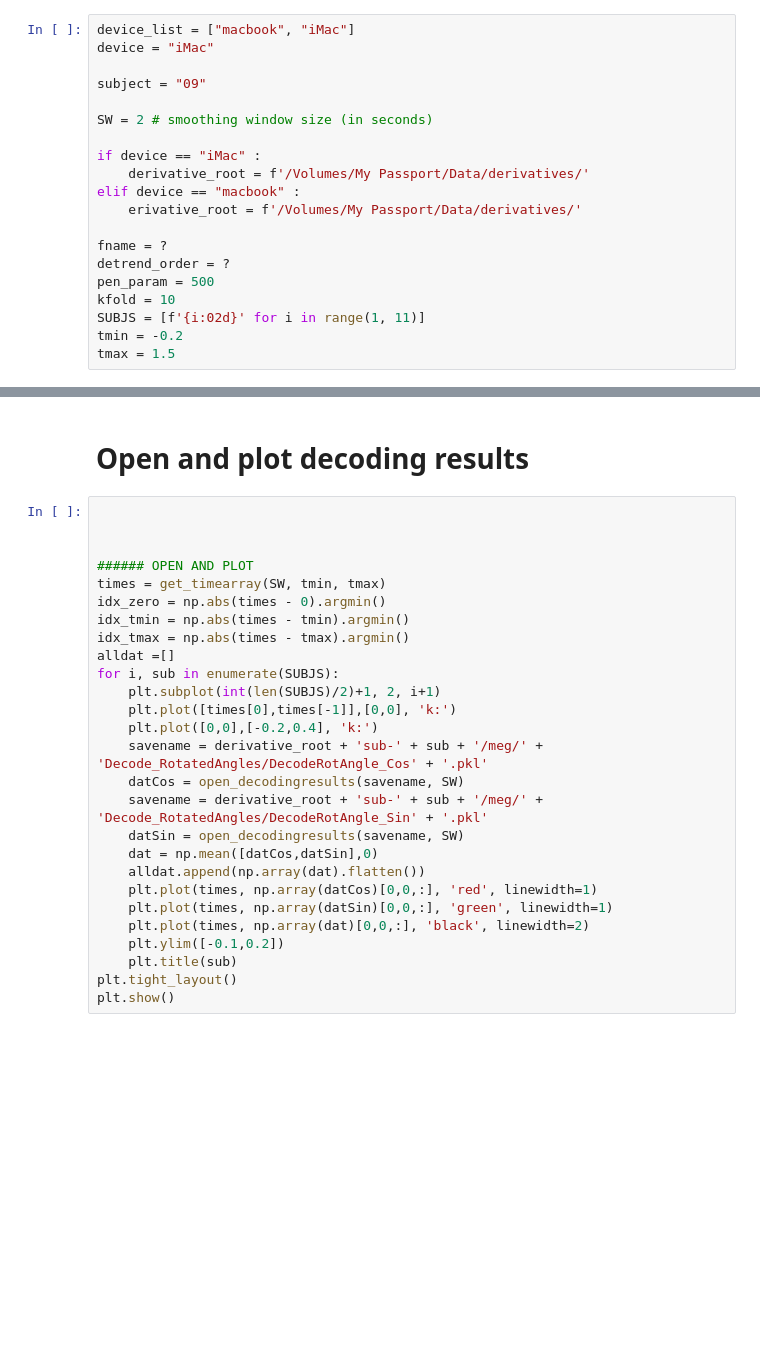
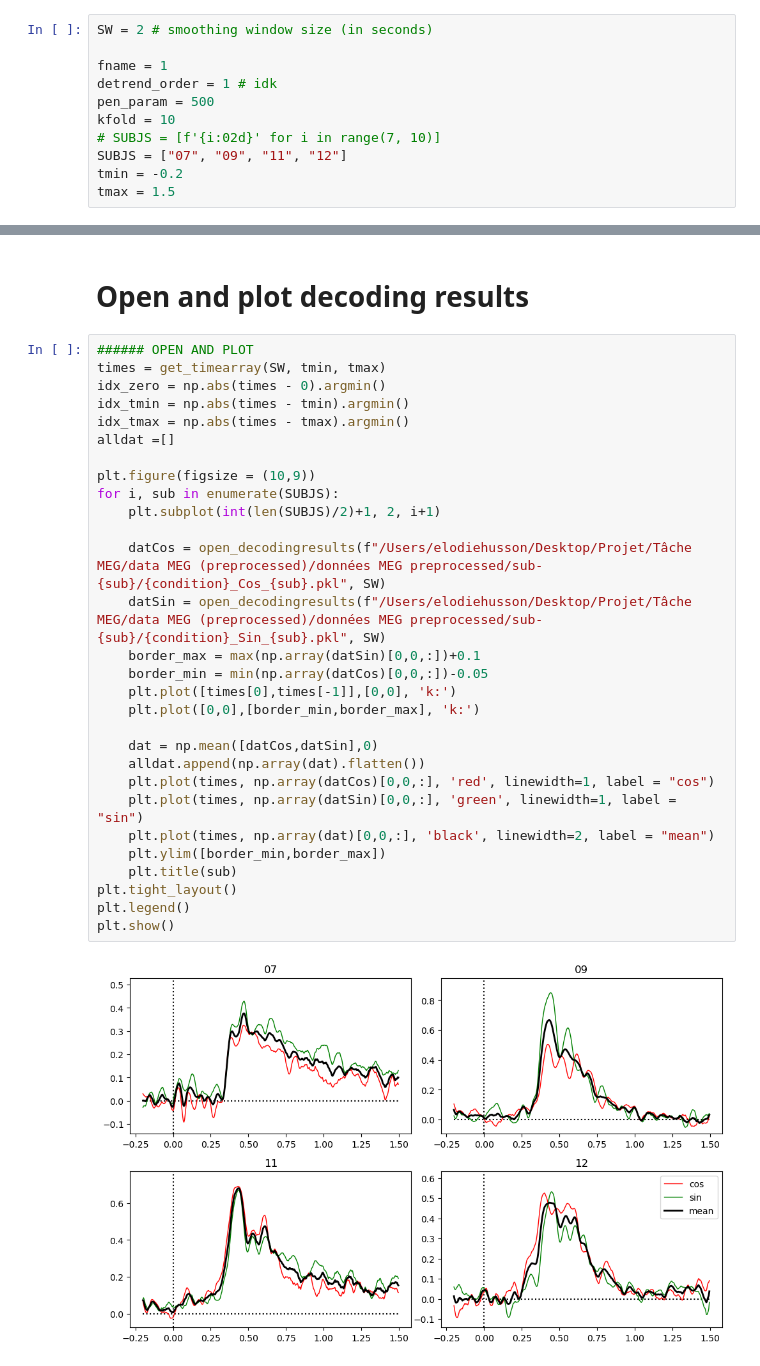
Before and after one commit to elodiehusson/Stage-M2, a Jupyter notebook: Decoding.ipynb, the cells around one changed output, grey strips where cells are left out. Saved outputs shown, nothing was run; the diff lists cells and outputs as text; blank space fills up the shorter version.

Commit message:
decoding end 07091112

```diff
--- a/Decoding.ipynb
+++ b/Decoding.ipynb
@@ -23,23 +73,14 @@ from tqdm import tqdm
 # %% [markdown]
 # **Variables**
 # %%
-device_list = ["macbook", "iMac"]
-device = "iMac"
-
-subject = "09"
-
 SW = 2 # smoothing window size (in seconds)
 
-if device == "iMac" :
-    derivative_root = f'/Volumes/My Passport/Data/derivatives/'
-elif device == "macbook" :
-    erivative_root = f'/Volumes/My Passport/Data/derivatives/'
-
-fname = ?
-detrend_order = ?
+fname = 1
+detrend_order = 1 # idk
 pen_param = 500
 kfold = 10
-SUBJS = [f'{i:02d}' for i in range(1, 11)]
+# SUBJS = [f'{i:02d}' for i in range(7, 10)]
+SUBJS = ["07", "09", "11", "12"]
 tmin = -0.2
 tmax = 1.5
 # %% [markdown]
@@ -188,29 +247,33 @@ Temporal_RidgeDecoding(Data,Y_cos,indexes,pen_param,kfold).to_pickle(derivative_
 # %% [markdown]
 # **Open and plot decoding results**
 # %%
-
-
-
 ###### OPEN AND PLOT
 times = get_timearray(SW, tmin, tmax)
 idx_zero = np.abs(times - 0).argmin()
 idx_tmin = np.abs(times - tmin).argmin()
 idx_tmax = np.abs(times - tmax).argmin()
 alldat =[]
+
+plt.figure(figsize = (10,9))
 for i, sub in enumerate(SUBJS):
     plt.subplot(int(len(SUBJS)/2)+1, 2, i+1)
+
+    datCos = open_decodingresults(f"/Users/elodiehusson/Desktop/Projet/Tâche MEG/data MEG (preprocessed)/données MEG preprocessed/sub-{sub}/{condition}_Cos_{sub}.pkl", SW)
+    datSin = open_decodingresults(f"/Users/elodiehusson/Desktop/Projet/Tâche MEG/data MEG (preprocessed)/données MEG preprocessed/sub-{sub}/{condition}_Sin_{sub}.pkl", SW)
+    border_max = max(np.array(datSin)[0,0,:])+0.1
+    border_min = min(np.array(datCos)[0,0,:])-0.05
     plt.plot([times[0],times[-1]],[0,0], 'k:')
-    plt.plot([0,0],[-0.2,0.4], 'k:')
-    savename = derivative_root + 'sub-' + sub + '/meg/' + 'Decode_RotatedAngles/DecodeRotAngle_Cos' + '.pkl'
-    datCos = open_decodingresults(savename, SW)
-    savename = derivative_root + 'sub-' + sub + '/meg/' + 'Decode_RotatedAngles/DecodeRotAngle_Sin' + '.pkl'
-    datSin = open_decodingresults(savename, SW)
+    plt.plot([0,0],[border_min,border_max], 'k:')
+
     dat = np.mean([datCos,datSin],0)
     alldat.append(np.array(dat).flatten())
-    plt.plot(times, np.array(datCos)[0,0,:], 'red', linewidth=1)
-    plt.plot(times, np.array(datSin)[0,0,:], 'green', linewidth=1)
-    plt.plot(times, np.array(dat)[0,0,:], 'black', linewidth=2)
-    plt.ylim([-0.1,0.2])
+    plt.plot(times, np.array(datCos)[0,0,:], 'red', linewidth=1, label = "cos")
+    plt.plot(times, np.array(datSin)[0,0,:], 'green', linewidth=1, label = "sin")
+    plt.plot(times, np.array(dat)[0,0,:], 'black', linewidth=2, label = "mean")
+    plt.ylim([border_min,border_max])
     plt.title(sub)
 plt.tight_layout()
+plt.legend()
 plt.show()
+# %% [output]
+[figure, added]
```
Also changed, not shown: parts of 6 cells of this notebook, 2 other files.
